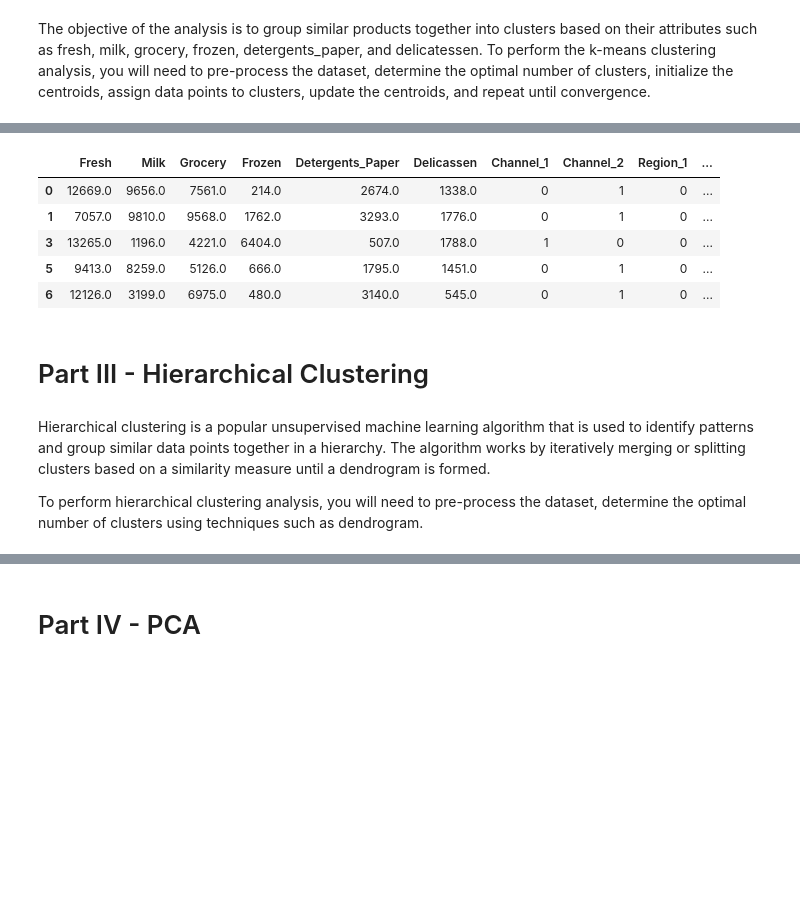
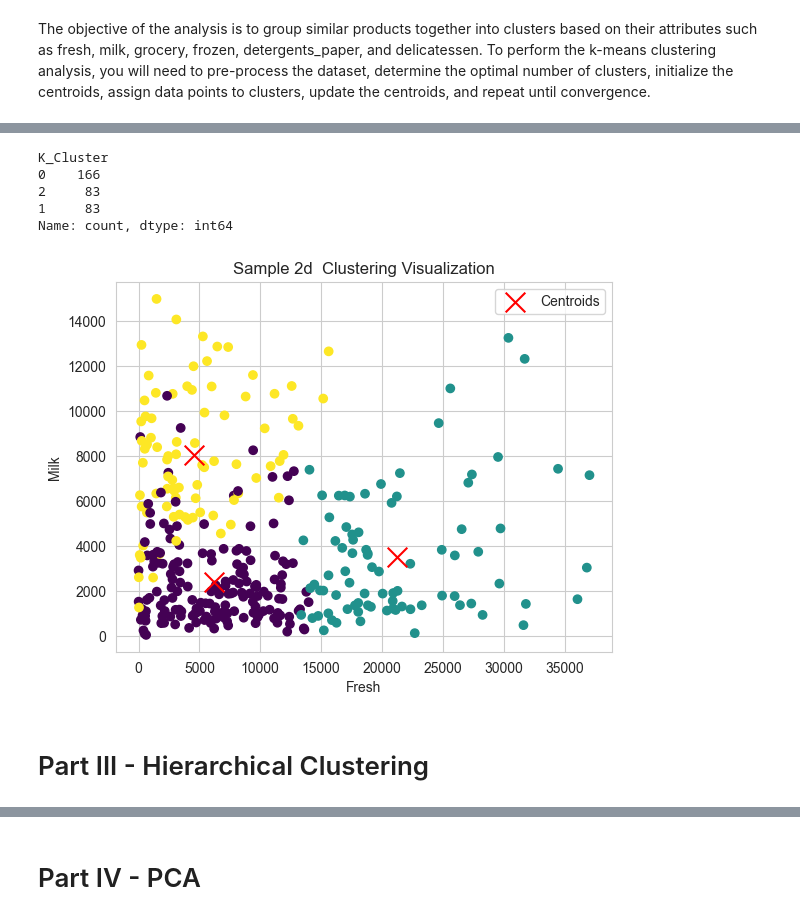
Before and after one commit to DavidOrmsby/Cluster-Grouping-Customers, a Jupyter notebook: Unsupervised Learning - Project.ipynb, the cells around one changed output, grey strips where cells are left out. Drawn from its saved outputs; the diff is of its cells as text; code cells hidden in the pictures; blank space fills up the shorter version.

Commit message:
first draft

```diff
--- a/Unsupervised Learning - Project.ipynb
+++ b/Unsupervised Learning - Project.ipynb
@@ -167,18 +169,27 @@ print(km.cluster_centers_)
 # %%
-cleandf['Cluster'] = km.predict(cleandf)
+cleandf['K_Cluster'] = km.fit_predict(cleandf)
 ## creates a new column with the cluster each customer is assigned to
-# %%
-cleandf.head(5)
-# %% [output]
-|  | Fresh | Milk | Grocery | Frozen | Detergents_Paper | Delicassen | Channel_1 | Channel_2 | Region_1 | ... |
-| 0 | 12669.0 | 9656.0 | 7561.0 | 214.0 | 2674.0 | 1338.0 | 0 | 1 | 0 | ... |
-| 1 | 7057.0 | 9810.0 | 9568.0 | 1762.0 | 3293.0 | 1776.0 | 0 | 1 | 0 | ... |
-| 3 | 13265.0 | 1196.0 | 4221.0 | 6404.0 | 507.0 | 1788.0 | 1 | 0 | 0 | ... |
-| 5 | 9413.0 | 8259.0 | 5126.0 | 666.0 | 1795.0 | 1451.0 | 0 | 1 | 0 | ... |
-| 6 | 12126.0 | 3199.0 | 6975.0 | 480.0 | 3140.0 | 545.0 | 0 | 1 | 0 | ... |
+# %%
+cleandf['K_Cluster'].value_counts()
+# %% [output]
+K_Cluster
+0    166
+2     83
+1     83
+Name: count, dtype: int64
+# %%
+centroids = km.cluster_centers_
+
+plt.scatter(cleandf['Fresh'], cleandf['Milk'], c=cleandf['K_Cluster'], cmap='viridis')
+plt.scatter(centroids[:, 0], centroids[:, 1], marker='x', s=200, c='red', label='Centroids')
+plt.title('Sample 2d  Clustering Visualization')
+plt.xlabel('Fresh')
+plt.ylabel('Milk')
+plt.legend()
+plt.show()
+
+## Sample 2d visualization of the clusters using the first 2 columns
+# %% [output]
+[figure, added]
 # %% [markdown]
 # Part III - Hierarchical Clustering
-# %% [markdown]
-Hierarchical clustering is a popular unsupervised machine learning algorithm that is used to identify patterns and group similar data points together in a hierarchy. The algorithm works by iteratively merging or splitting clusters based on a similarity measure until a dendrogram is formed.
-
-To perform hierarchical clustering analysis, you will need to pre-process the dataset, determine the optimal number of clusters using techniques such as dendrogram.
```
Also changed, not shown: parts of 13 cells of this notebook.
